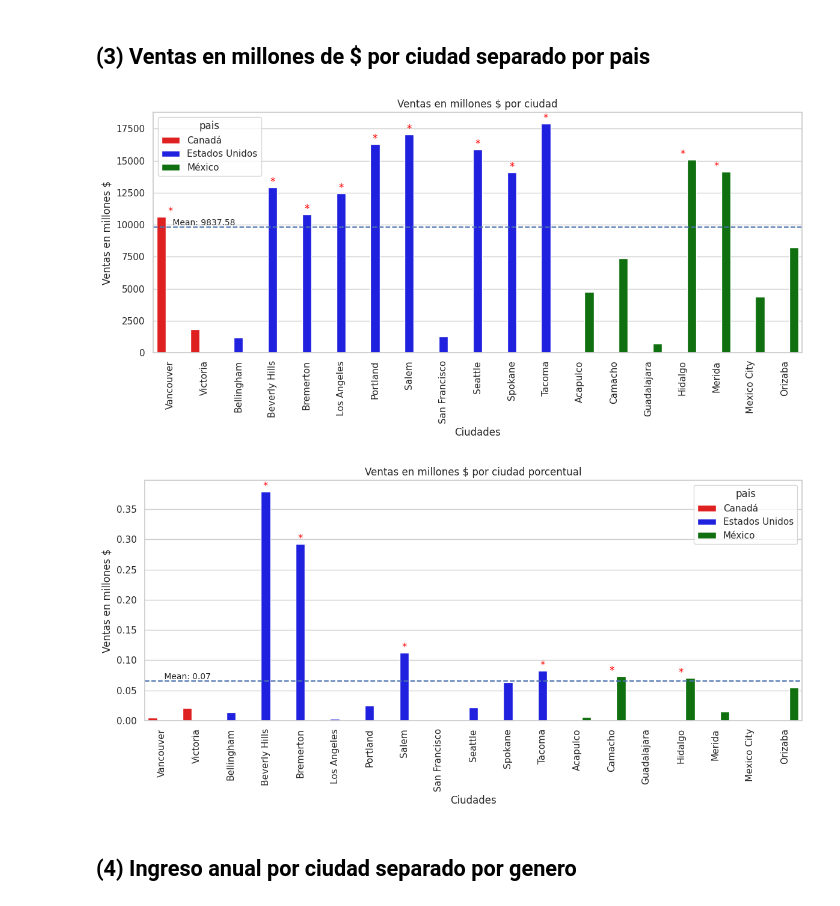
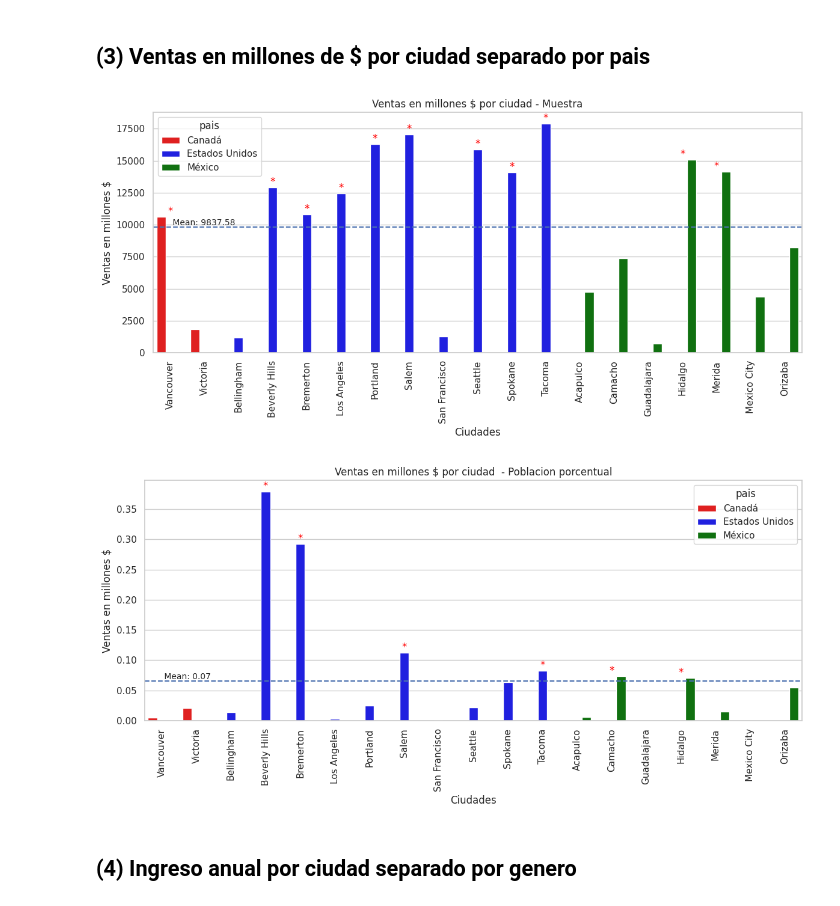
Before and after one commit to Bigote93/EscenciaDelCliente, a Jupyter notebook: EscenciaDelCliente.ipynb, the cells around one changed output. Cells and saved outputs as stored; diff of their text form; code cells hidden in the pictures.

```diff
--- a/EscenciaDelCliente.ipynb
+++ b/EscenciaDelCliente.ipynb
@@ -131,10 +131,10 @@ columnas = {
     'member_card': 'miembro',
     'occupation': 'ocupacion',
     'houseowner': 'vivienda_propia',
-     #Columna eliminada: 'avg_cars_at home(approx)': 'promedio_autos(aprox)',
+    'avg_cars_at home(approx)': 'promedio_autos(aprox)',
     'avg. yearly_income': 'ingreso_anual',
     'num_children_at_home': 'numero_hijos',
-    'avg_cars_at home(approx).1': 'promedio_autos(aprox)',
+    #Columna eliminada: 'avg_cars_at home(approx).1': 'promedio_autos(aprox)',
     'brand_name': 'marca',
     'SRP': 'precio_recomendado',
     'gross_weight': 'peso_bruto',
@@ -529,39 +527,11 @@ df_tienda = df_original[[
     'tienda_de_videos',
     'barra_de_ensaladas',
     'comida_preparada',
-    'floristeria'
+    'floristeria',
+    'poblacion_ciudad',
+    'poblacion_pais'
 ]]
 
-population_city = {
-    "Salem": 152405,
-    "Tacoma": 216457,
-    "Seattle": 737015,
-    "Spokane": 220270,
-    "Los Angeles": 3971883,
-    "Beverly Hills": 34133,
-    "Portland": 653115,
-    "Bellingham": 80888,
-    "Orizaba": 150000,
-    "Merida": 920000,
-    "Hidalgo": 214685,
-    "Mexico City": 21804515,
-    "Vancouver": 2313652,
-    "Bremerton": 37056,
-    "Camacho": 100000,
-    "Guadalajara": 1542000,
-    "Acapulco": 763331,
-    "San Francisco": 873965,
-    "Victoria": 85796
-}
-
-population_country = {
-    "Estados Unidos": 331002651,  # Población estimada de Estados Unidos
-    "Canadá": 37742154,  # Población estimada de Canadá
-    "México": 128932753  # Población estimada de México
-}
-
-df_tienda['poblacion_ciudad'] = df_tienda['ciudad'].map(population_city)
-df_tienda['poblacion_pais'] = df_tienda['pais'].map(population_country)
 
 df_tienda.to_csv('/content/drive/MyDrive/Esenciadelcliente/dftienda.csv', index=False)
 
@@ -838,34 +809,34 @@ ventas_tienda.sample(5)
 # %%
 # Configuración del estilo de Seaborn
 sns.set(style="whitegrid")
 
 # Crear un gráfico de barras agrupadas
 plt.figure(figsize=(12, 6))
 
 # Definir una paleta de colores personalizada para los géneros
 palette = {'Canadá': 'red', 'Estados Unidos': 'blue', 'México': 'green'}
 
 sns.barplot(x="ciudad", y="ventas_unitarias(en millones)", hue="pais", data=ventas_tienda,palette = palette, errorbar=None)
-plt.title("Ventas en millones $ por ciudad")
+plt.title("Ventas en millones $ por ciudad - Muestra")
 plt.xlabel("Ciudades")
 plt.ylabel("Ventas en millones $")
 plt.xticks(rotation=90)
 plt.tight_layout()
 
 # Agregar la línea horizontal y su valor promedio al gráfico
 mean_value = ventas_tienda['ventas_unitarias(en millones)'].mean()
 plt.axhline(mean_value, linestyle='--', label='Promedio ventas globales')
 plt.text(0, mean_value, f' Mean: {mean_value:.2f}', va='bottom', ha='left', fontsize = 10)
 
 # Agregar asteriscos (*) sobre las columnas que superen el valor promedio
 for index, row in ventas_tienda.iterrows():
     if row['ventas_unitarias(en millones)'] > mean_value:
         plt.text(index, row['ventas_unitarias(en millones)'], '*', ha='center', va='bottom', fontsize=12, color='red')
 
 
 plt.show()
 # %% [output]
-[figure, old version]
+[figure, new version]
 # %%
 # Configuración del estilo de Seaborn
 sns.set(style="whitegrid")
@@ -880,7 +851,7 @@ palette = {'Canadá': 'red', 'Estados Unidos': 'blue', 'México': 'green'}
 ventas_tienda['ventas_densidad'] = ventas_tienda['ventas_unitarias(en millones)'] / ventas_tienda['poblacion_ciudad']
 
 sns.barplot(x="ciudad", y="ventas_densidad", hue="pais", data=ventas_tienda,palette = palette, errorbar=None)
-plt.title("Ventas en millones $ por ciudad porcentual")
+plt.title("Ventas en millones $ por ciudad  - Poblacion porcentual")
 plt.xlabel("Ciudades")
 plt.ylabel("Ventas en millones $")
 plt.xticks(rotation=90)
@@ -899,7 +870,7 @@ for index, row in ventas_tienda.iterrows():
 
 plt.show()
 # %% [output]
-[figure, old version]
+[figure, new version]
 # %% [markdown]
 ## (4) Ingreso anual por ciudad separado por genero
 # %%
```
Also changed, not shown: parts of 18 cells of this notebook.
